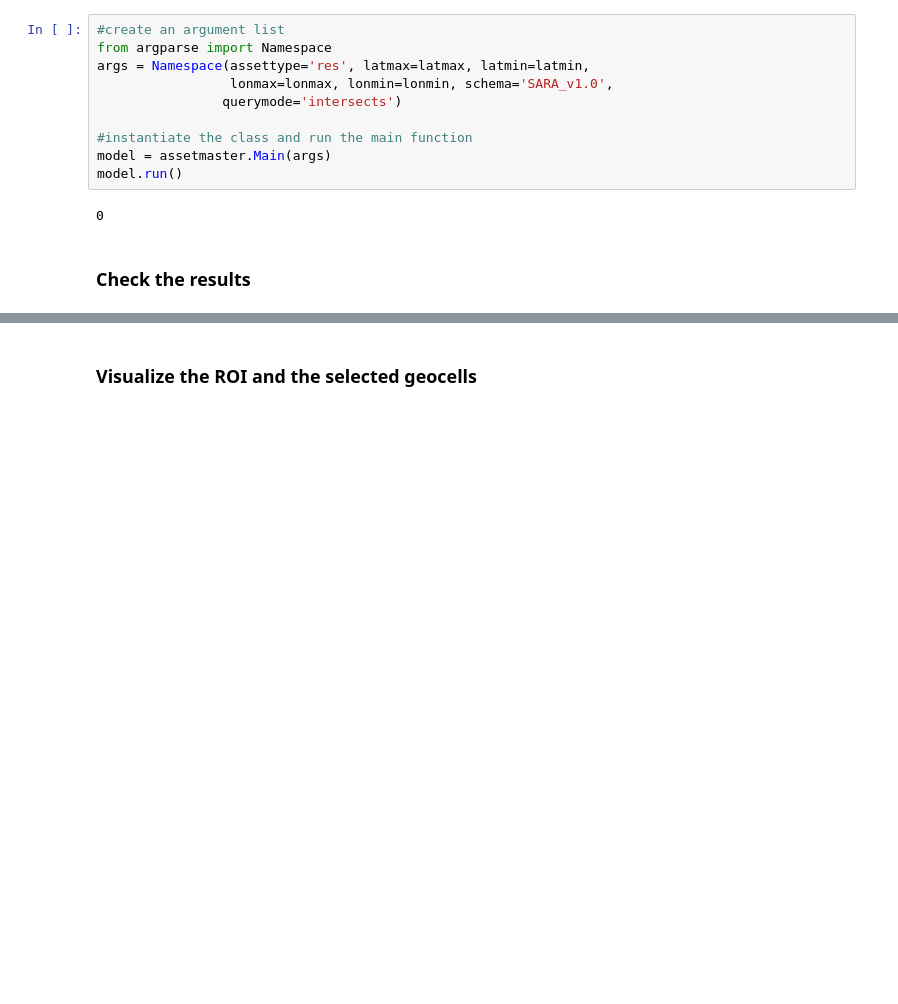
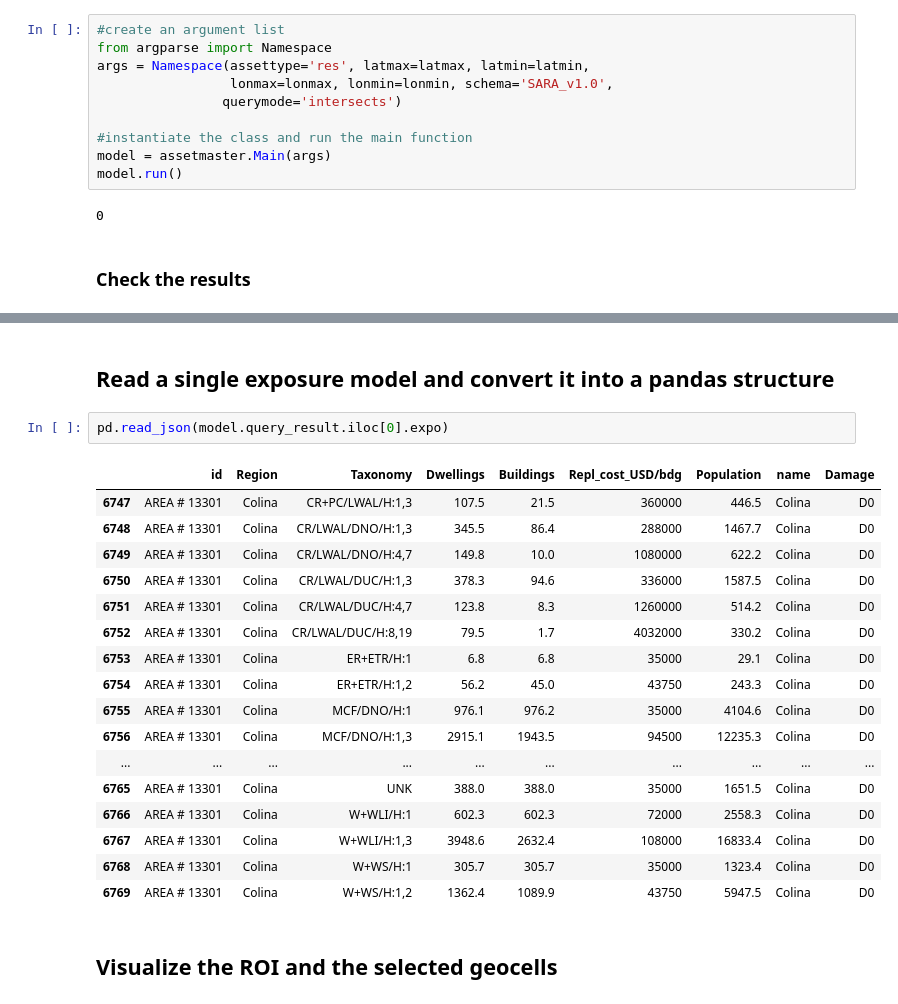
Before and after one commit to GFZ-Centre-for-Early-Warning/assetmaster, a Jupyter notebook: service_test.ipynb, the cells around one changed output, grey strips where cells are left out. Drawn from its saved outputs; the diff is of its cells as text; blank space fills up the shorter version.

```diff
--- a/service_test.ipynb
+++ b/service_test.ipynb
@@ -75,5 +63,27 @@ model.query_result
+# %% [markdown]
+## Read a single exposure model and convert it into a pandas structure
+# %%
+pd.read_json(model.query_result.iloc[0].expo)
+# %% [output]
+|  | id | Region | Taxonomy | Dwellings | Buildings | Repl_cost_USD/bdg | Population | name | Damage |
+| 6747 | AREA # 13301 | Colina | CR+PC/LWAL/H:1,3 | 107.5 | 21.5 | 360000 | 446.5 | Colina | D0 |
+| 6748 | AREA # 13301 | Colina | CR/LWAL/DNO/H:1,3 | 345.5 | 86.4 | 288000 | 1467.7 | Colina | D0 |
+| 6749 | AREA # 13301 | Colina | CR/LWAL/DNO/H:4,7 | 149.8 | 10.0 | 1080000 | 622.2 | Colina | D0 |
+| 6750 | AREA # 13301 | Colina | CR/LWAL/DUC/H:1,3 | 378.3 | 94.6 | 336000 | 1587.5 | Colina | D0 |
+| 6751 | AREA # 13301 | Colina | CR/LWAL/DUC/H:4,7 | 123.8 | 8.3 | 1260000 | 514.2 | Colina | D0 |
+| 6752 | AREA # 13301 | Colina | CR/LWAL/DUC/H:8,19 | 79.5 | 1.7 | 4032000 | 330.2 | Colina | D0 |
+| 6753 | AREA # 13301 | Colina | ER+ETR/H:1 | 6.8 | 6.8 | 35000 | 29.1 | Colina | D0 |
+| 6754 | AREA # 13301 | Colina | ER+ETR/H:1,2 | 56.2 | 45.0 | 43750 | 243.3 | Colina | D0 |
+| 6755 | AREA # 13301 | Colina | MCF/DNO/H:1 | 976.1 | 976.2 | 35000 | 4104.6 | Colina | D0 |
+| 6756 | AREA # 13301 | Colina | MCF/DNO/H:1,3 | 2915.1 | 1943.5 | 94500 | 12235.3 | Colina | D0 |
+| ... | ... | ... | ... | ... | ... | ... | ... | ... | ... |
+| 6765 | AREA # 13301 | Colina | UNK | 388.0 | 388.0 | 35000 | 1651.5 | Colina | D0 |
+| 6766 | AREA # 13301 | Colina | W+WLI/H:1 | 602.3 | 602.3 | 72000 | 2558.3 | Colina | D0 |
+| 6767 | AREA # 13301 | Colina | W+WLI/H:1,3 | 3948.6 | 2632.4 | 108000 | 16833.4 | Colina | D0 |
+| 6768 | AREA # 13301 | Colina | W+WS/H:1 | 305.7 | 305.7 | 35000 | 1323.4 | Colina | D0 |
+| 6769 | AREA # 13301 | Colina | W+WS/H:1,2 | 1362.4 | 1089.9 | 43750 | 5947.5 | Colina | D0 |
 # %% [markdown]
-### Visualize the ROI and the selected geocells
+## Visualize the ROI and the selected geocells
 # %%
 import folium
 import pandas as pd
```
Also changed, not shown: parts of 3 cells of this notebook.
